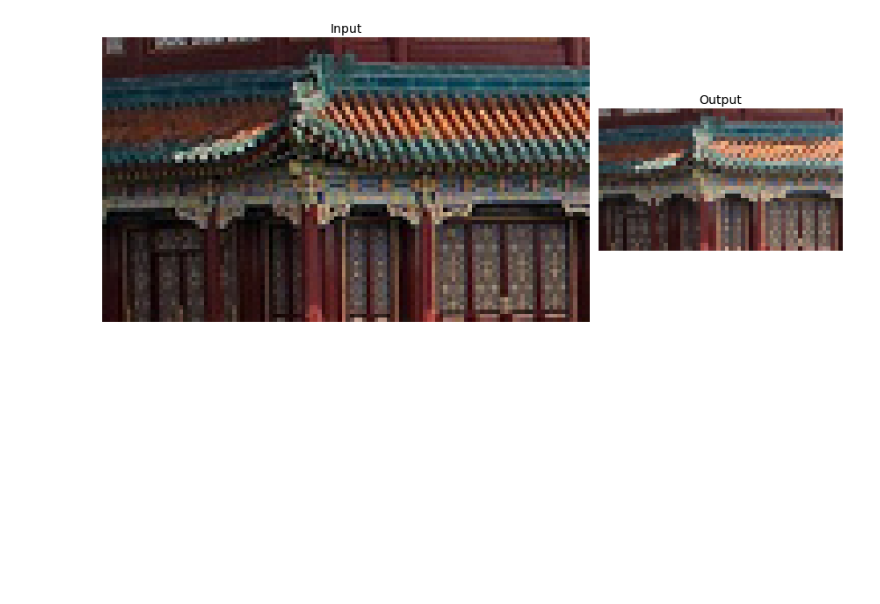
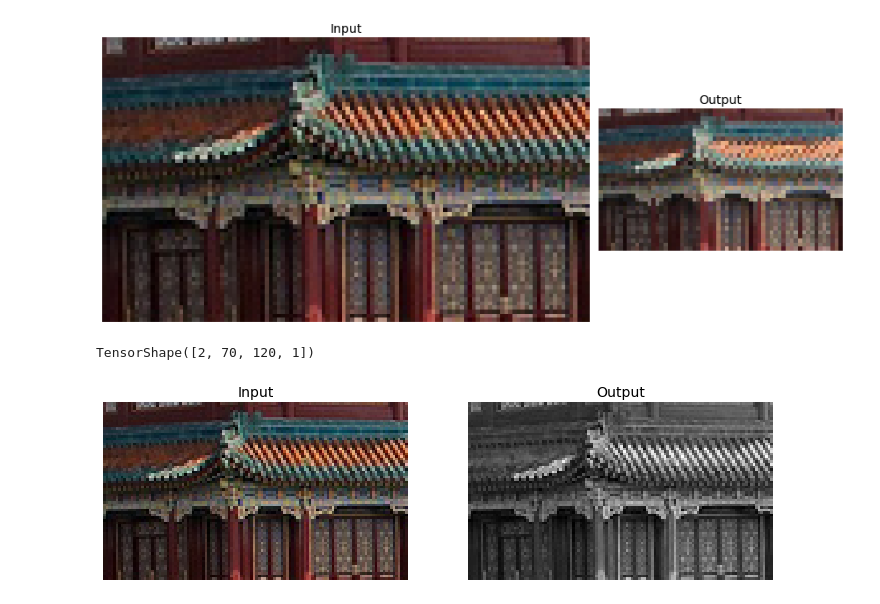
Before and after one commit to ghgrave/portfolioDemos, a Jupyter notebook: Neural_Networks/CNN_Practice.ipynb, the cells around one changed output. Saved outputs shown, nothing was run; the diff lists cells and outputs as text; code cells hidden in the pictures; blank space fills up the shorter version.

Commit message:
added images

```diff
--- a/Neural_Networks/CNN_Practice.ipynb
+++ b/Neural_Networks/CNN_Practice.ipynb
@@ -196,3 +196,23 @@ plt.show()
 # %% [output]
 Saving figure china_max_pooling
 [figure]
+# %%
+depth_pool = keras.layers.Lambda(lambda X: tf.nn.max_pool(
+    X, ksize=(1, 1, 1, 3), strides=(1, 1, 1, 3), padding="VALID"))
+with tf.device("/cpu:0"): # there is no GPU-kernel yet
+    depth_output = depth_pool(cropped_images)
+depth_output.shape
+# %% [output]
+TensorShape([2, 70, 120, 1])
+# %%
+plt.figure(figsize=(12, 8))
+plt.subplot(1, 2, 1)
+plt.title("Input", fontsize=14)
+plot_color_image(cropped_images[0])  # plot the 1st image
+plt.subplot(1, 2, 2)
+plt.title("Output", fontsize=14)
+plot_image(depth_output[0, ..., 0])  # plot the output for the 1st image
+plt.axis("off")
+plt.show()
+# %% [output]
+[figure, added]
```
Also changed, not shown: 29 other files.
